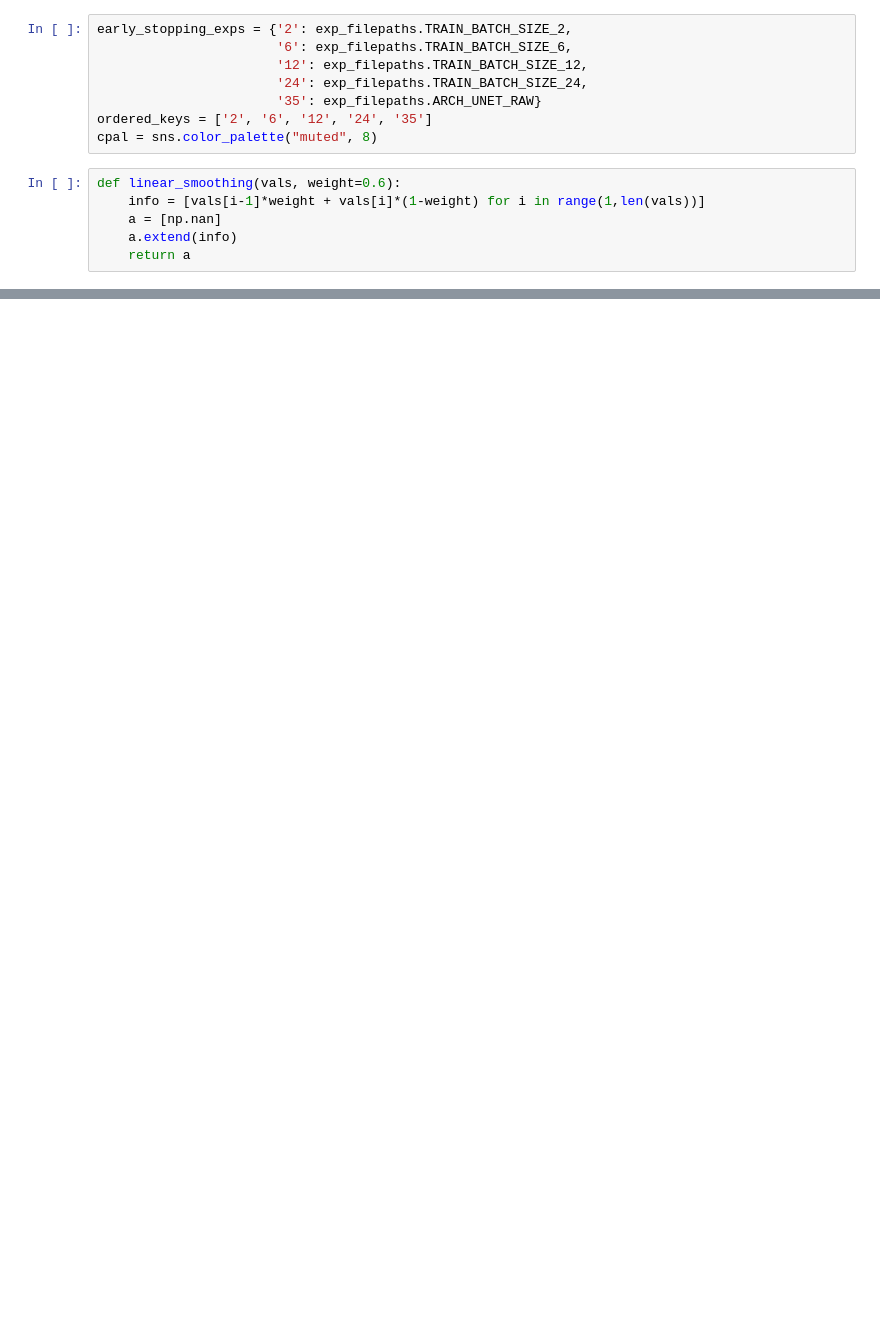
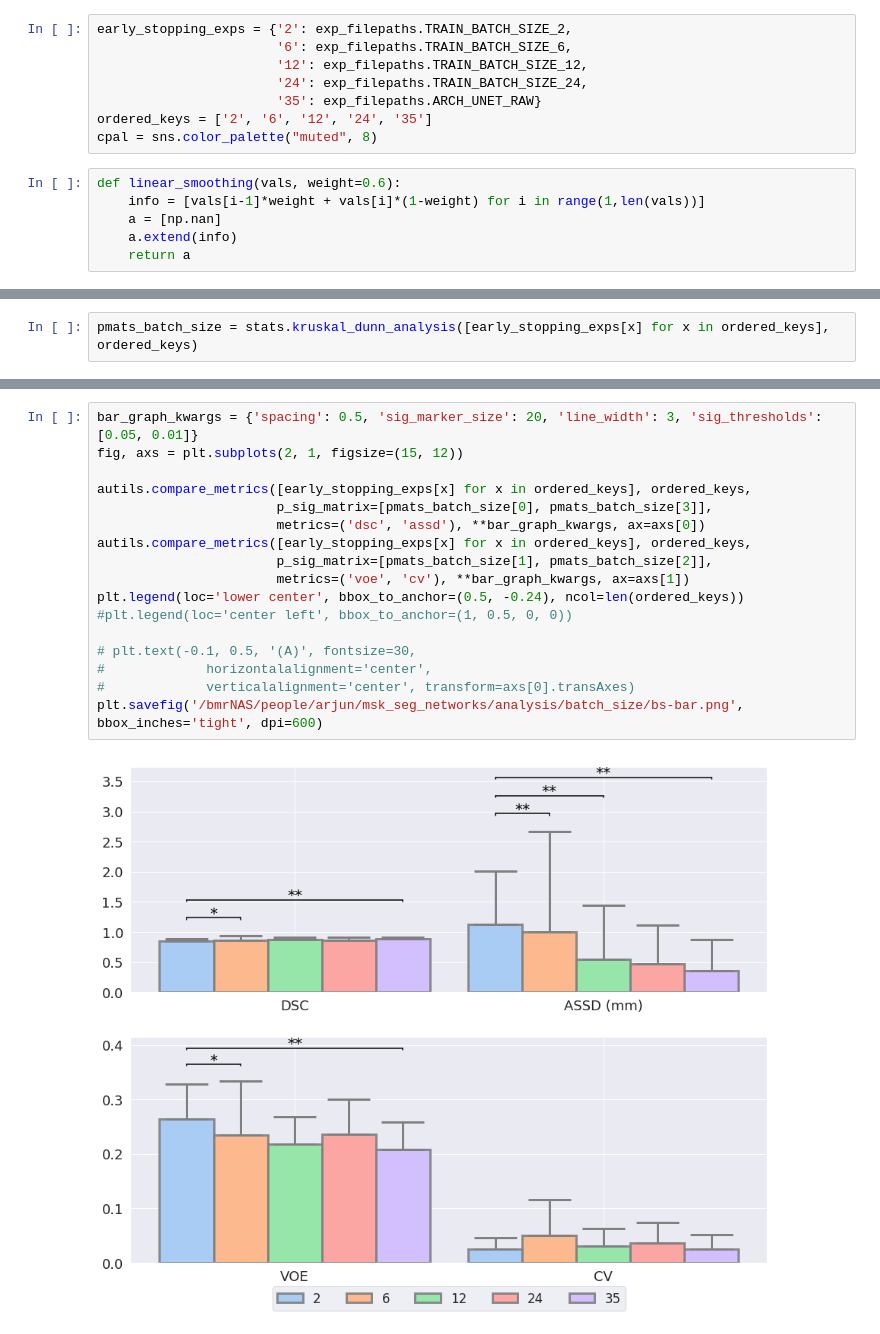
Before and after one commit to ad12/MedSegPy, a Jupyter notebook: analysis/batch_size.ipynb, the cells around one changed output, grey strips where cells are left out. Cells and saved outputs as stored; diff of their text form; blank space fills up the shorter version.

```diff
--- a/analysis/batch_size.ipynb
+++ b/analysis/batch_size.ipynb
@@ -117,0 +75,2 @@ display(df)
+# %%
+pmats_batch_size = stats.kruskal_dunn_analysis([early_stopping_exps[x] for x in ordered_keys], ordered_keys)
@@ -118 +106,20 @@ display(df)
+# %%
+bar_graph_kwargs = {'spacing': 0.5, 'sig_marker_size': 20, 'line_width': 3, 'sig_thresholds': [0.05, 0.01]}
+fig, axs = plt.subplots(2, 1, figsize=(15, 12))
+
+autils.compare_metrics([early_stopping_exps[x] for x in ordered_keys], ordered_keys,
+                       p_sig_matrix=[pmats_batch_size[0], pmats_batch_size[3]],
+                       metrics=('dsc', 'assd'), **bar_graph_kwargs, ax=axs[0])
+autils.compare_metrics([early_stopping_exps[x] for x in ordered_keys], ordered_keys,
+                       p_sig_matrix=[pmats_batch_size[1], pmats_batch_size[2]],
+                       metrics=('voe', 'cv'), **bar_graph_kwargs, ax=axs[1])
+plt.legend(loc='lower center', bbox_to_anchor=(0.5, -0.24), ncol=len(ordered_keys))
+#plt.legend(loc='center left', bbox_to_anchor=(1, 0.5, 0, 0))
+
+# plt.text(-0.1, 0.5, '(A)', fontsize=30,
+#             horizontalalignment='center',
+#             verticalalignment='center', transform=axs[0].transAxes)
+plt.savefig('/bmrNAS/people/arjun/msk_seg_networks/analysis/batch_size/bs-bar.png', bbox_inches='tight', dpi=600)
+# %% [output]
+[figure, added]
 # %%
```
Also changed, not shown: parts of 5 cells of this notebook, 6 other files.
